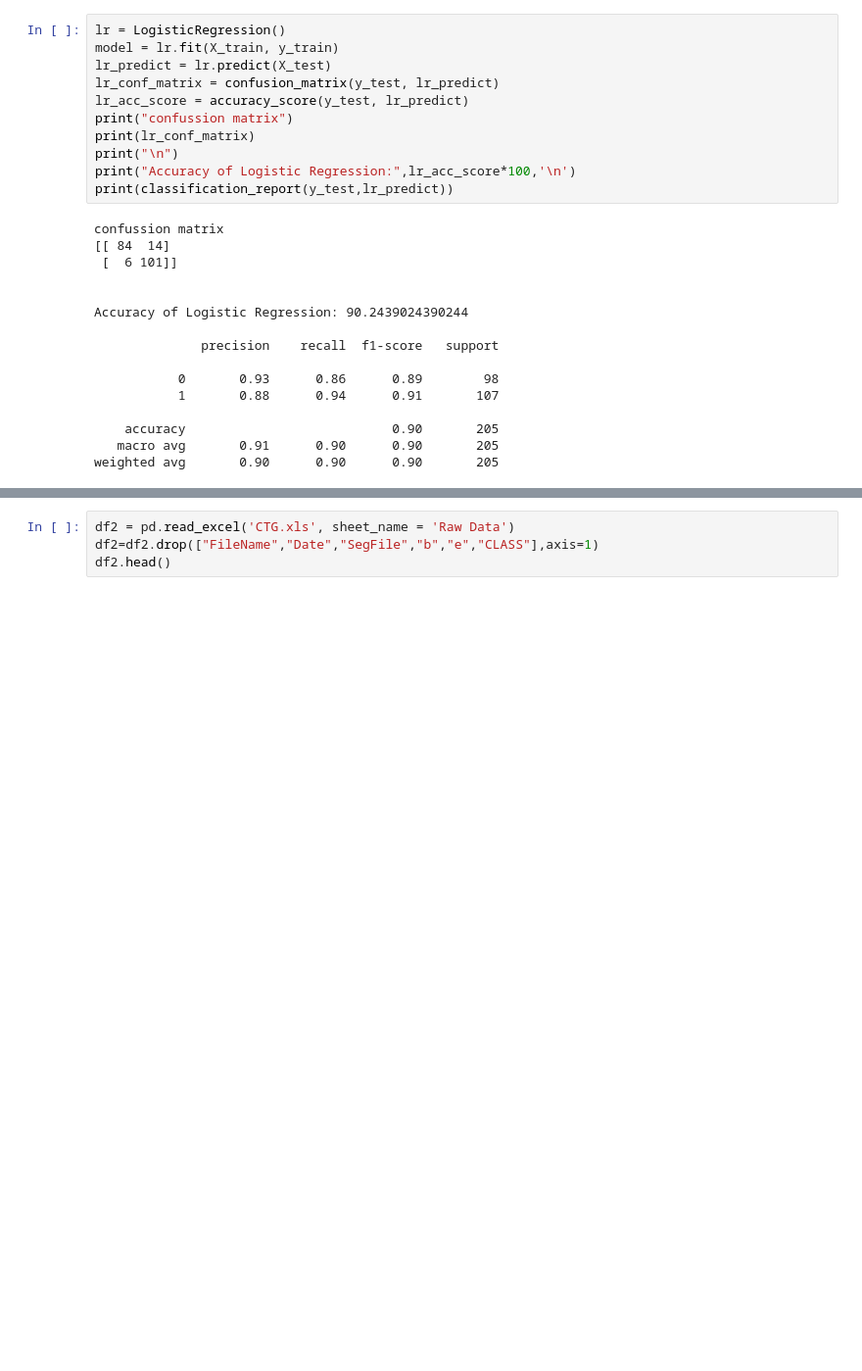
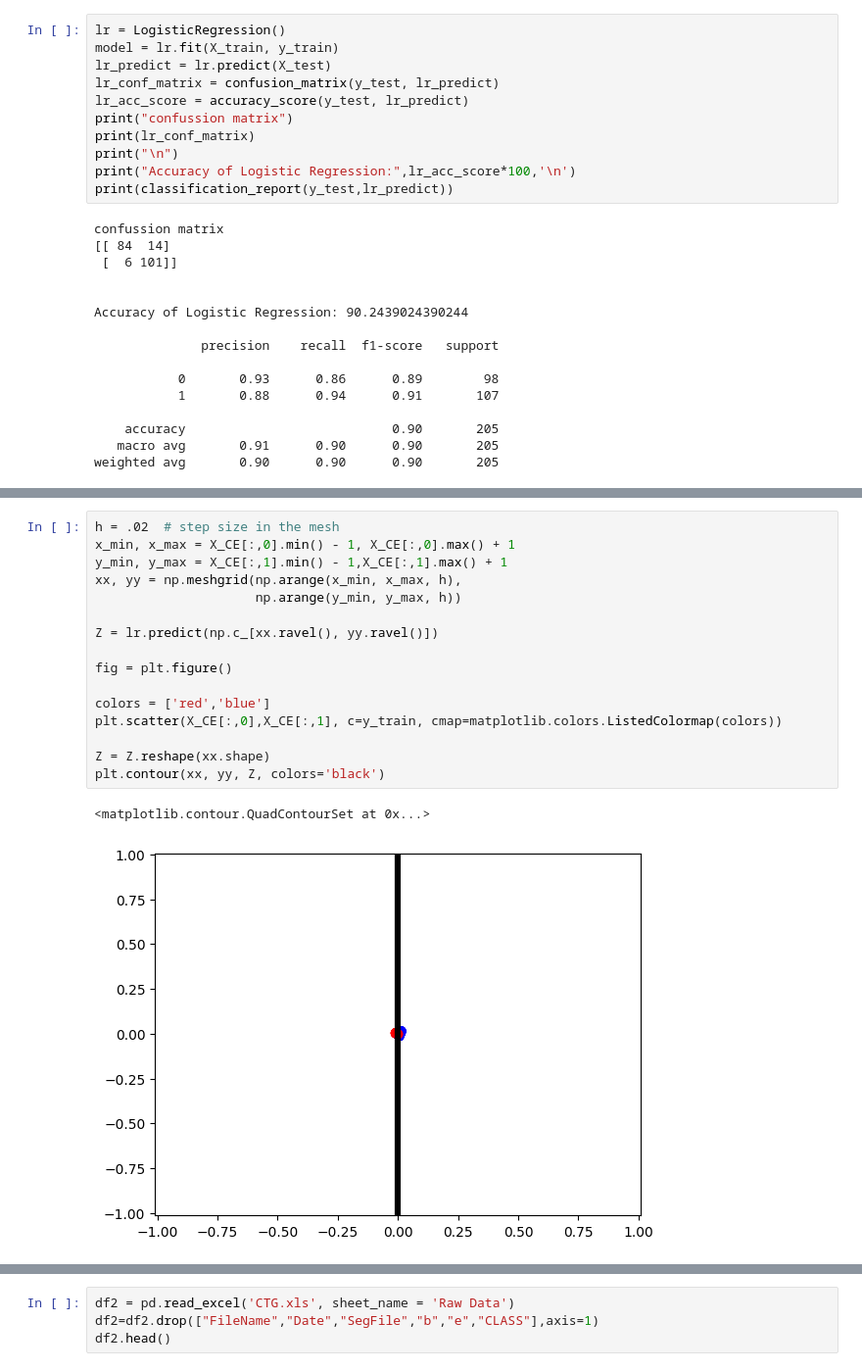
Before and after one commit to almusawiaf/CMSC635Project, a Jupyter notebook: Project_test.ipynb, the cells around one changed output, grey strips where cells are left out. Shown at 98% size. Cells and saved outputs as stored; diff of their text form; blank space fills up the shorter version.

```diff
--- a/Project_test.ipynb
+++ b/Project_test.ipynb
@@ -74,0 +112,19 @@ weighted avg       0.90      0.90      0.90       205
+# %%
+h = .02  # step size in the mesh
+x_min, x_max = X_CE[:,0].min() - 1, X_CE[:,0].max() + 1
+y_min, y_max = X_CE[:,1].min() - 1,X_CE[:,1].max() + 1
+xx, yy = np.meshgrid(np.arange(x_min, x_max, h),
+                     np.arange(y_min, y_max, h))
+
+Z = lr.predict(np.c_[xx.ravel(), yy.ravel()])
+
+fig = plt.figure()
+
+colors = ['red','blue']
+plt.scatter(X_CE[:,0],X_CE[:,1], c=y_train, cmap=matplotlib.colors.ListedColormap(colors))
+
+Z = Z.reshape(xx.shape)
+plt.contour(xx, yy, Z, colors='black')
+# %% [output]
+<matplotlib.contour.QuadContourSet at 0x...>
+[figure, added]
```
Also changed, not shown: parts of 18 cells of this notebook.
